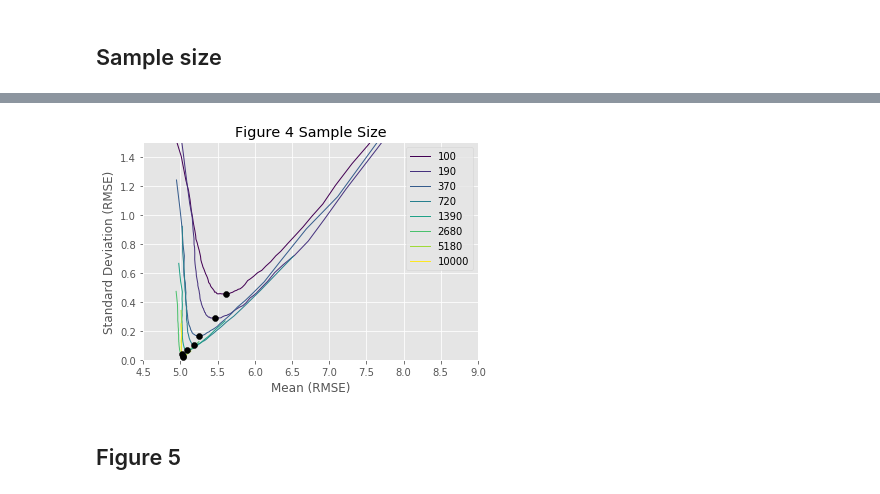
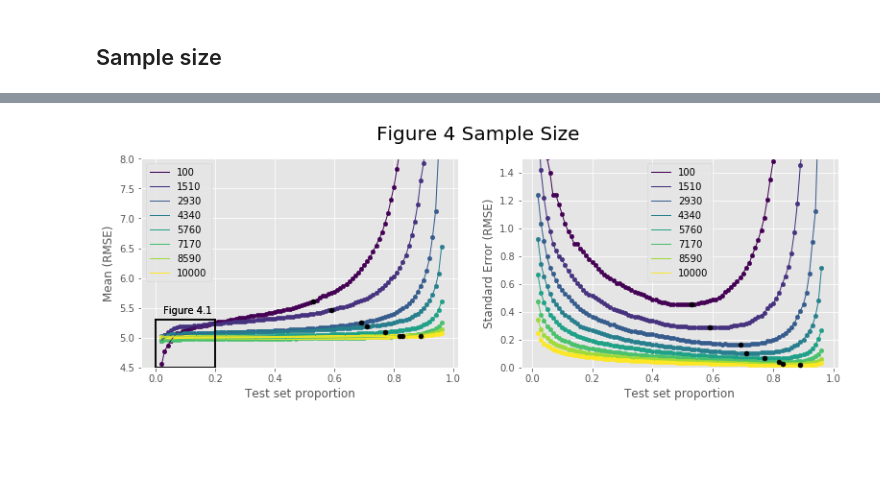
Before and after one commit to MarcoWedemeyer/TrainTestSplitExperimentation, a Jupyter notebook: Train Test Split Experimentation.ipynb, the cells around one changed output, grey strips where cells are left out. Saved outputs shown, nothing was run; the diff lists cells and outputs as text; code cells hidden in the pictures; blank space fills up the shorter version.

```diff
--- a/Train Test Split Experimentation.ipynb
+++ b/Train Test Split Experimentation.ipynb
@@ -157,0 +161,4 @@ cmap = plt.get_cmap("viridis")
+# %%
+n_range = np.round(np.linspace(1,10,8),1)
+variations = variation(n_range, 0)
+output_noise, mins_noise = dataset_attribute_trials(variations=variations, n_range=n_range, random_states=np.arange(20))
@@ -175,0 +204,4 @@ plt.show()
+# %%
+n_range = np.round(np.linspace(1,100,8),0).astype(int)
+variations = variation(n_range, [1,2])
+output_features, mins_features = dataset_attribute_trials(variations=variations, n_range=n_range, random_states=np.arange(20))
@@ -192,0 +267,4 @@ plt.show()
+# %%
+n_range = np.round(np.linspace(1,100,8),0).astype(int)
+variations = variation(n_range, 2); variations[:,1] = np.tile(100, len(n_range))
+output_informative, mins_informative = dataset_attribute_trials(variations=variations, n_range=n_range, random_states=np.arange(20))
@@ -211,0 +310,4 @@ plt.show()
+# %%
+n_range = np.round(np.linspace(100,10000,8),-1).astype(int)
+variations = variation(n_range, 3)
+output_sample_size, mins_sample_size = dataset_attribute_trials(variations=variations, n_range=n_range, random_states=np.arange(20))
@@ -212,19 +325,28 @@ plt.show()
 # %%
-n_range = np.round(np.logspace(2,4,8),-1).astype(int)
-variations = variation(n_range, 3)
-output_sample_size, mins_sample_size = dataset_attribute_trials(variations=variations, n_range=n_range, random_states=np.arange(20))
+n_range = np.round(np.linspace(100,10000,8),-1).astype(int)
 
-for i in range(len(n_range)):
-    color = matplotlib.colors.to_hex(cmap((1*i)/(len(n_range)-1)))
-    plt.plot(output_sample_size[0][i], output_sample_size[1][i], lw=1, color=color, label=n_range[i])
-    plt.scatter(mins_sample_size[0][i], mins_sample_size[1][i], color="black", zorder=10)
-plt.legend()
-plt.xlim(4.5,9); plt.ylim(0,1.5)
-plt.xlabel("Mean (RMSE)"); plt.ylabel("Standard Deviation (RMSE)")
-title = "Figure 4 Sample Size"; plt.title(title)
+plt.figure(figsize=(13,4))
+for j in [0,1]:
+    for i in range(len(n_range)):
+        color = matplotlib.colors.to_hex(cmap((1*i)/(len(n_range)-1)))
+        plt.subplot(1,2,j+1).plot(size, output_sample_size[j][i], lw=1, color=color, label=n_range[i])
+        plt.subplot(1,2,j+1).scatter(size, output_sample_size[j][i], color=color, s=20)
+        plt.subplot(1,2,j+1).scatter(mins_sample_size[2][i], mins_sample_size[j][i], color="black", s=25, zorder=10)
+    plt.legend()
+    if j == 0:
+        plt.ylim(4.5, 8)
+        plt.ylabel("Mean (RMSE)")
+    else:
+        plt.ylim(0, 1.5)
+        plt.ylabel("Standard Error (RMSE)")
+    plt.xlabel("Test set proportion")
+    title = "Figure 4 Sample Size"; plt.suptitle(title, y=1, fontsize=20)
+    plt.subplot(1,2,1).plot([0,0],[4.5,5.3],color="black")
+    plt.subplot(1,2,1).plot([0.2,0.2],[4.5,5.3],color="black")
+    plt.subplot(1,2,1).plot([0,0.2],[4.5,4.5],color="black")
+    plt.subplot(1,2,1).plot([0,0.2],[5.3,5.3],color="black")
+    plt.subplot(1,2,1).annotate("Figure 4.1", (0.025,5.4))
 plt.savefig(title+".png", bbox_inches="tight")
 plt.show()
 # %% [output]
-[figure, old version]
+[figure, new version]
-# %% [markdown]
-## Figure 5
```
Also changed, not shown: parts of 18 cells of this notebook, 8 other files.
